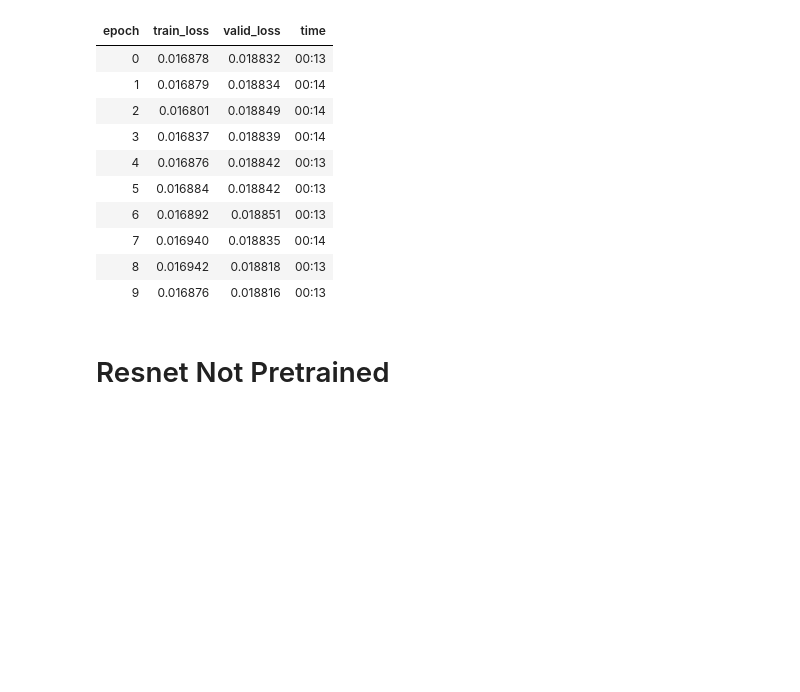
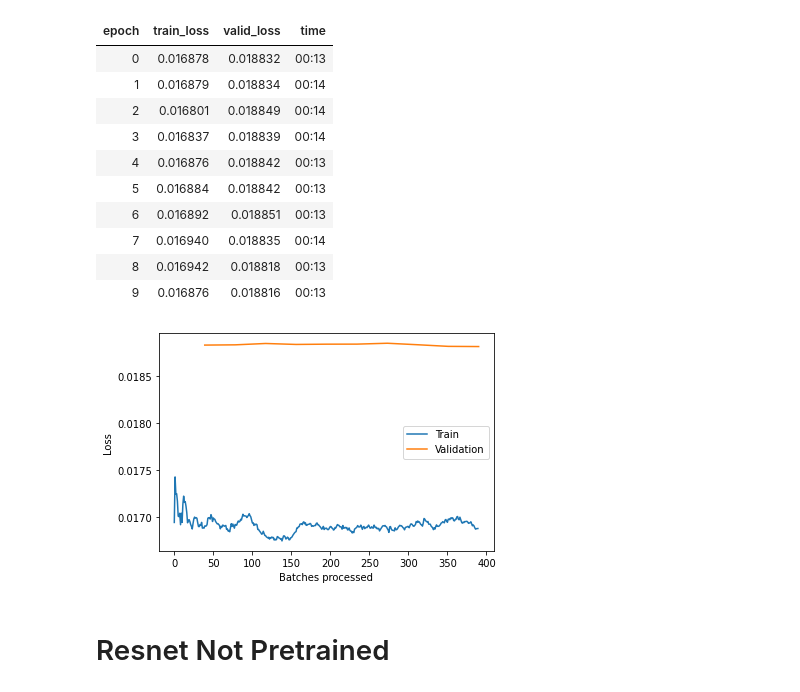
Before and after one commit to henriwoodcock/Applying-Modern-Best-Practices-to-Autoencoders, a Jupyter notebook: notebooks/cifar-10/PretrainingExample.ipynb, the cells around one changed output. Saved outputs shown, nothing was run; the diff lists cells and outputs as text; code cells hidden in the pictures; blank space fills up the shorter version.

```diff
--- a/notebooks/cifar-10/PretrainingExample.ipynb
+++ b/notebooks/cifar-10/PretrainingExample.ipynb
@@ -192,6 +192,10 @@ learn.fit_one_cycle(10, max_lr = 2.51E-06)
 | 7 | 0.016940 | 0.018835 | 00:14 |
 | 8 | 0.016942 | 0.018818 | 00:13 |
 | 9 | 0.016876 | 0.018816 | 00:13 |
+# %%
+learn.recorder.plot_losses()
+# %% [output]
+[figure, added]
 # %% [markdown]
 # Resnet Not Pretrained
 # %% [markdown]
```
Also changed, not shown: parts of 24 cells of this notebook.
